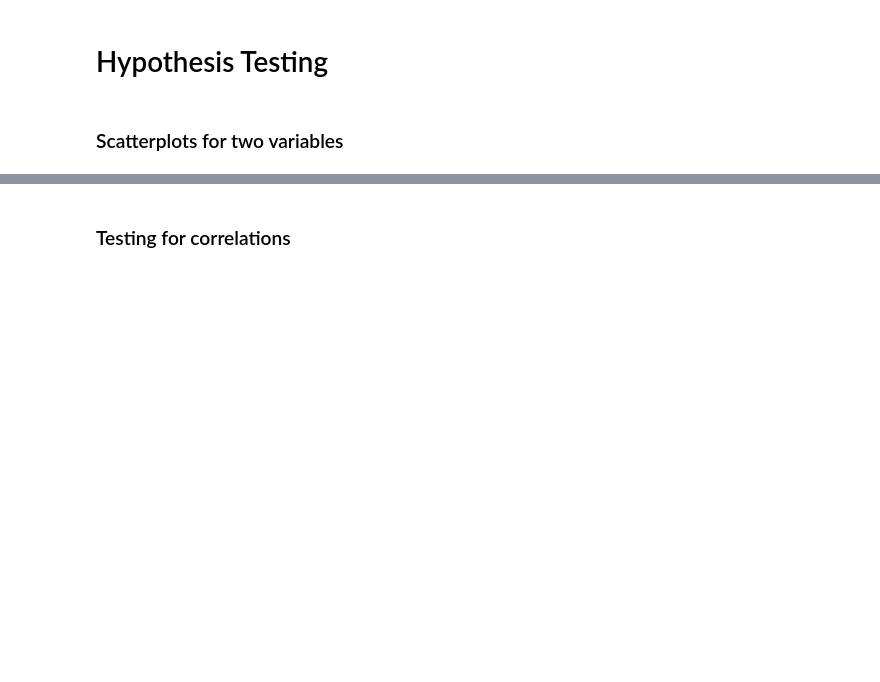
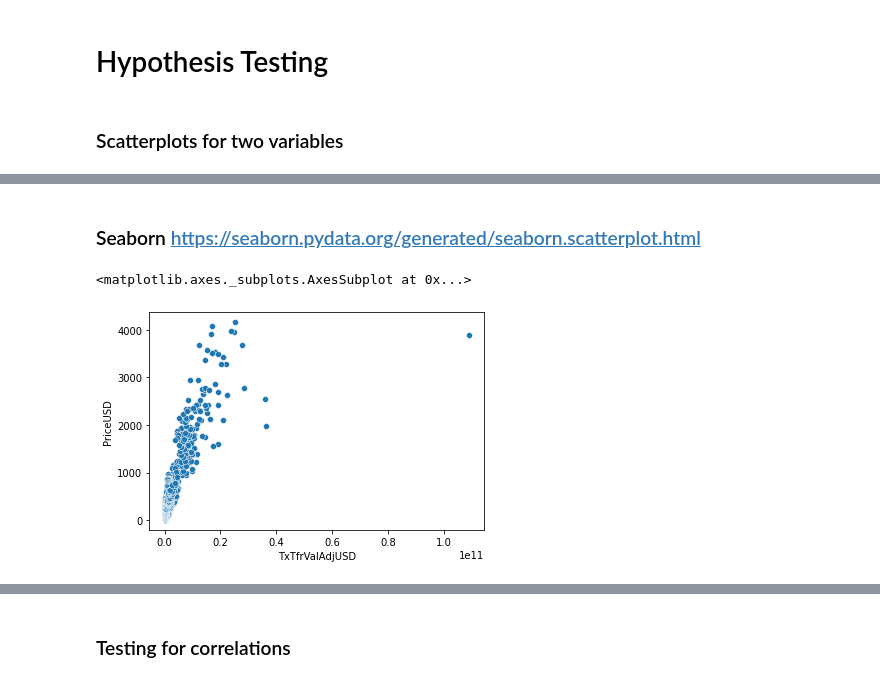
Before and after one commit to duke-sunshine/NYU_Econometrics_Summer2021, a Jupyter notebook: Econometrics_Milestone1_LuyaoZhang.ipynb, the cells around one changed output, grey strips where cells are left out. Saved outputs shown, nothing was run; the diff lists cells and outputs as text; code cells hidden in the pictures; blank space fills up the shorter version.

```diff
--- a/Econometrics_Milestone1_LuyaoZhang.ipynb
+++ b/Econometrics_Milestone1_LuyaoZhang.ipynb
@@ -144,6 +170,14 @@ fig = px.scatter_matrix(df, dimensions=["PriceUSD", "TxTfrValAdjUSD", "CapMVRVCu
 fig.show()
 # %% [output]
 [interactive output not drawn]
+# %% [markdown]
+### Seaborn https://seaborn.pydata.org/generated/seaborn.scatterplot.html
+# %%
+import seaborn as sns
+sns.scatterplot(data=df, x="TxTfrValAdjUSD", y="PriceUSD")
+# %% [output]
+<matplotlib.axes._subplots.AxesSubplot at 0x...>
+[figure, added]
 # %%
 fig = px.scatter_matrix(df, dimensions=["PriceUSD", "FlowInExUSD","FlowOutExUSD"])
 fig.show()
```
Also changed, not shown: parts of 14 cells of this notebook.
